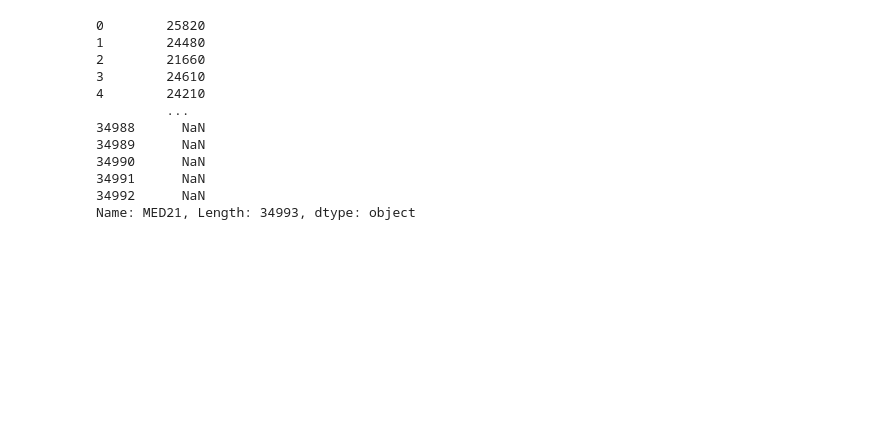
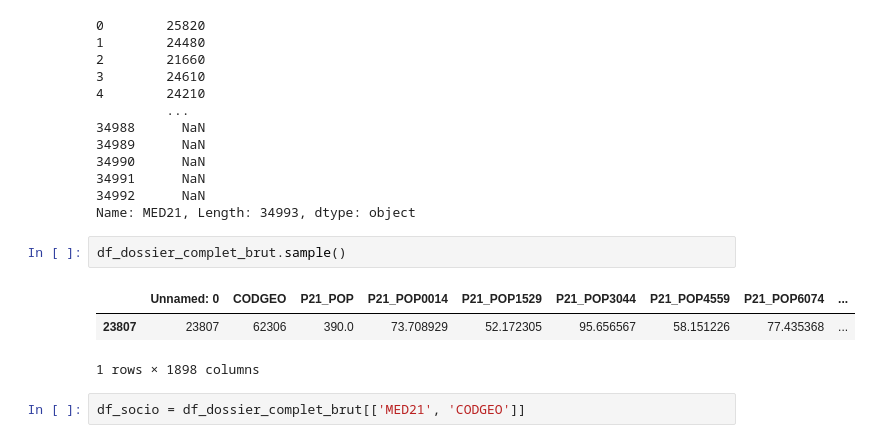
Before and after one commit to Qntouille/statapp, a Jupyter notebook: emission.ipynb, the cells around one changed output. Saved outputs shown, nothing was run; the diff lists cells and outputs as text; blank space fills up the shorter version.

```diff
--- a/emission.ipynb
+++ b/emission.ipynb
@@ -501,3 +465,11 @@ df_dossier_complet_brut['MED21']
 34991      NaN
 34992      NaN
 Name: MED21, Length: 34993, dtype: object
+# %%
+df_dossier_complet_brut.sample()
+# %% [output]
+|  | Unnamed: 0 | CODGEO | P21_POP | P21_POP0014 | P21_POP1529 | P21_POP3044 | P21_POP4559 | P21_POP6074 | ... |
+| 23807 | 23807 | 62306 | 390.0 | 73.708929 | 52.172305 | 95.656567 | 58.151226 | 77.435368 | ... |
+1 rows × 1898 columns
+# %%
+df_socio = df_dossier_complet_brut[['MED21', 'CODGEO']]
```
Also changed, not shown: parts of 18 cells of this notebook.
